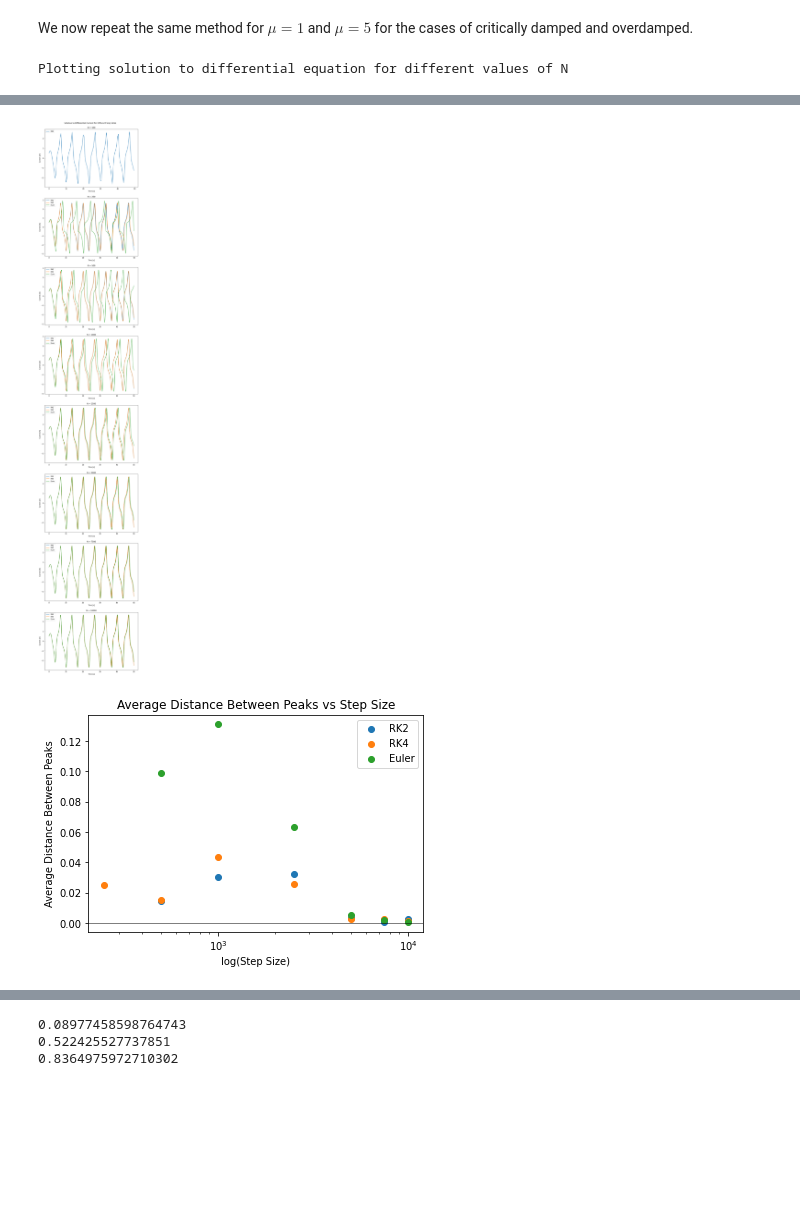
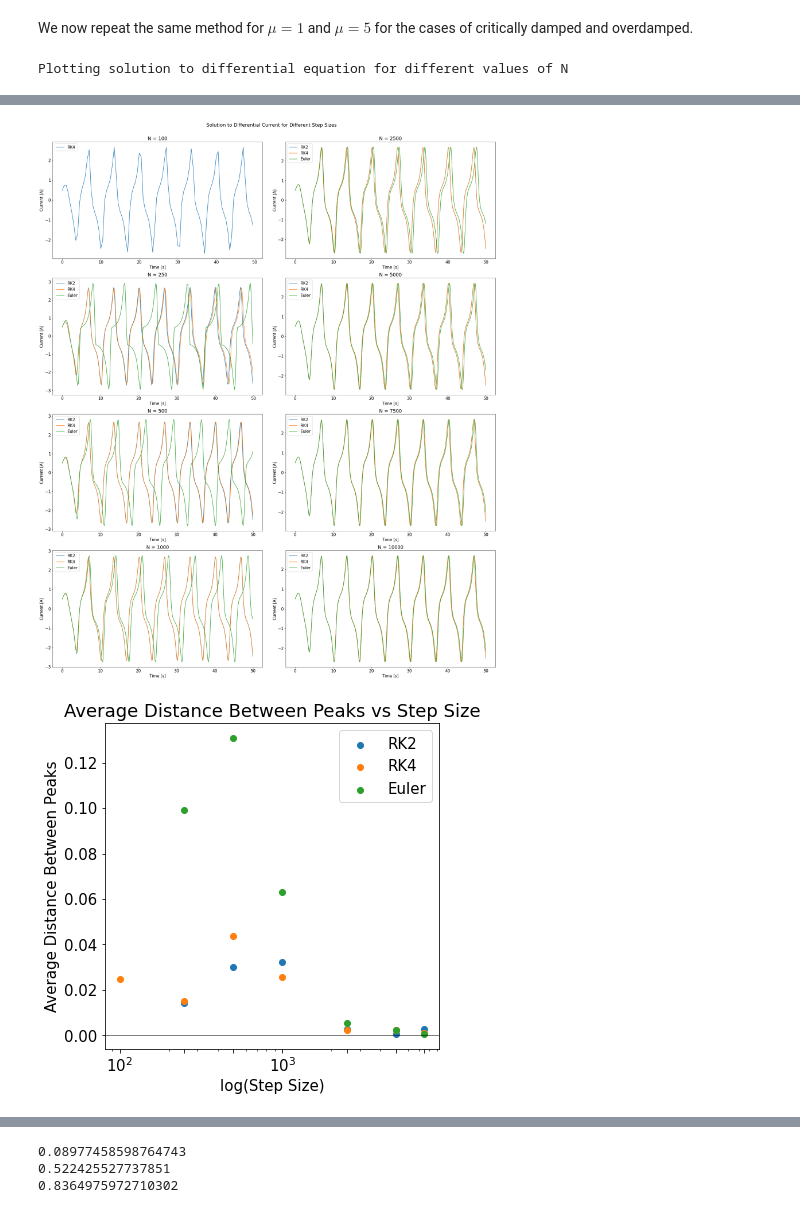
Before and after one commit to sawfords/PHY480_Final_Project, a Jupyter notebook: Sawford_ProjectNotebook.ipynb, the cells around one changed output, grey strips where cells are left out. Drawn from its saved outputs; the diff is of its cells as text; code cells hidden in the pictures; blank space fills up the shorter version.

```diff
--- a/Sawford_ProjectNotebook.ipynb
+++ b/Sawford_ProjectNotebook.ipynb
@@ -552,13 +578,18 @@ def putting_it_together(mu, ax, ax1, ax2):
 #### A. Accuracy at Different Step Sizes
 We begin by calling the function *changing_number_points* for a range of different numbers of steps.  This gives us a plot of current vs time, for diffeerent step sizes.  With the output of the function, I also call the SciPy method *find_peaks_cwt* to find the indices of the relative maxima of each step size.
 # %%
-fig,ax = plt.subplots(8)
-fig.set_size_inches(10,50)
+plt.rcParams.update({'font.size': 15})
+fig,ax = plt.subplots(4,2)
+fig.set_size_inches(25,30)
 fig.suptitle("Solution to Differential Current for Different Step Sizes")
-fig.tight_layout(pad = 5)
+fig.tight_layout(pad = 3)
 
 fig1,ax1 = plt.subplots(1)
-fig1, ax2 = plt.subplots(1)
+fig1.set_size_inches(6,6)
+
+fig2, ax2 = plt.subplots(1)
+fig2.set_size_inches(6,6)
+
 rk2_avg, rk4_avg, euler_avg = putting_it_together(.1, ax, ax1, ax2)
 # %% [output]
 Plotting solution to differential equation for different values of N
@@ -599,13 +644,18 @@ When plotting the time, I used a *log* scale to get a better visual on the time
 # %% [markdown]
 We now repeat the same method for $\mu = 1$ and $\mu = 5$ for the cases of critically damped and overdamped.
 # %%
-fig,ax = plt.subplots(8)
-fig.set_size_inches(10,50)
+plt.rcParams.update({'font.size': 15})
+fig,ax = plt.subplots(4,2)
+fig.set_size_inches(25,30)
 fig.suptitle("Solution to Differential Current for Different Step Sizes")
-fig.tight_layout(pad = 5)
+fig.tight_layout(pad = 3)
 
 fig1,ax1 = plt.subplots(1)
-fig1, ax2 = plt.subplots(1)
+fig1.set_size_inches(6,6)
+
+fig2, ax2 = plt.subplots(1)
+fig2.set_size_inches(6,6)
+
 rk2_avg, rk4_avg, euler_avg = putting_it_together(1, ax, ax1, ax2)
 # %% [output]
 Plotting solution to differential equation for different values of N
@@ -613,3 +678,3 @@ Plotting average difference between the same peaks of two different step sizes
 Plotting speed of each numerical method
-[figure, old version]
+[figure, new version]
-[figure, old version]
+[figure, new version]
```
Also changed, not shown: parts of 7 cells of this notebook, 1 other file.
